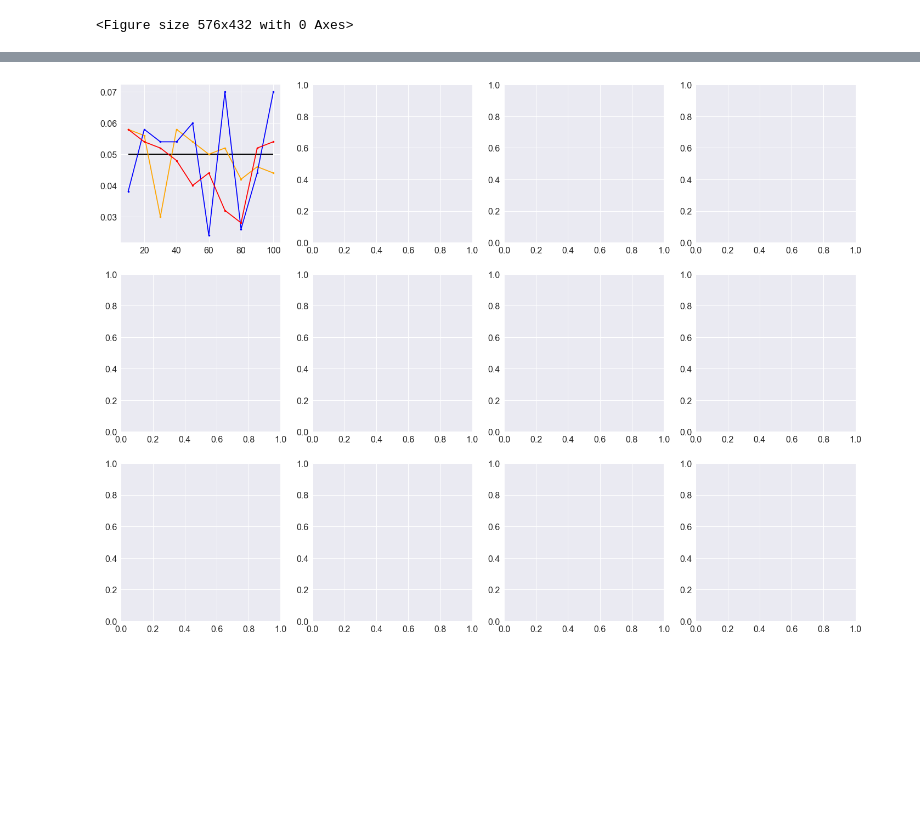
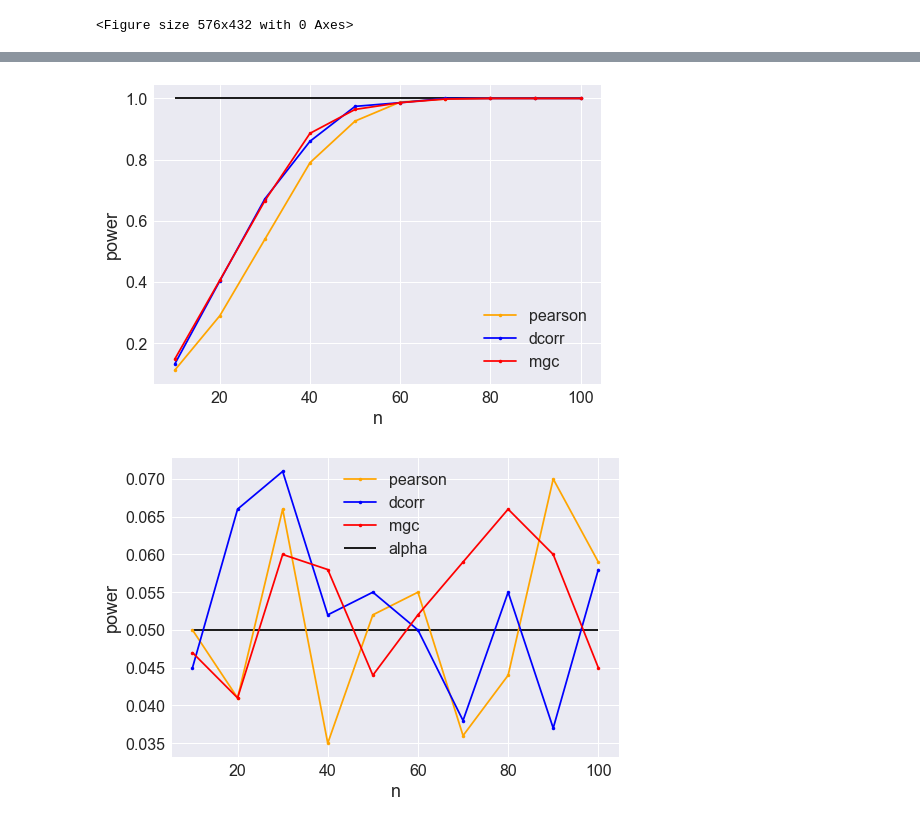
Before and after one commit to junhaobearxiong/graph_independence_test, a Jupyter notebook: notebooks/simulations/2019-03-13_simulation_plot_results.ipynb, the cells around one changed output, grey strips where cells are left out. Cells and saved outputs as stored; diff of their text form; code cells hidden in the pictures; blank space fills up the shorter version.

```diff
--- a/notebooks/simulations/2019-03-13_simulation_plot_results.ipynb
+++ b/notebooks/simulations/2019-03-13_simulation_plot_results.ipynb
@@ -52,0 +86,12 @@ label_size = 18
+# %%
+with open ('../../results/rho_er_power_null.pkl', 'rb') as f:
+    power_results = pickle.load(f)
+
+for name, test_power in power_results.items():
+        plt.plot(n_arr, test_power[0, :], color=colors[name], linestyle='-', marker='.', label='{}'.format(name))
+
+plt.hlines(y=0.05, xmin=np.amin(n_arr), xmax=np.amax(n_arr), label='alpha')
+plt.legend(prop={'size': legend_size})
+plt.xlabel('n', fontsize=label_size)
+plt.ylabel('power', fontsize=label_size)
+plt.savefig('../../figures/er_power_null.png', bbox_inches='tight')
@@ -53,11 +100,30 @@ label_size = 18
+# %%
+with open ('../../results/rho_er_power.pkl', 'rb') as f:
+    power_results = pickle.load(f)
+
+rho = 0.1
+for name, test_power in power_results.items():
+        plt.plot(n_arr, test_power[1, :], color=colors[name], linestyle='-', marker='.', label='{}'.format(name))
+
+plt.hlines(y=1, xmin=np.amin(n_arr), xmax=np.amax(n_arr))
+plt.legend(loc=4, prop={'size': legend_size})
+plt.xlabel('n', fontsize=label_size)
+plt.ylabel('power', fontsize=label_size)
+plt.savefig('../../figures/er_power_alt.png'.format(rho), bbox_inches='tight')
+# %% [output]
+[figure, added]
 # %%
-with open ('../results/rho_er_power.pkl', 'rb') as f:
+with open ('../../results/rho_er_marg_power.pkl', 'rb') as f:
     power_results = pickle.load(f)
 # %%
-fig, axs = plt.subplots(3, 4, figsize=(24, 18), squeeze=True)
-axs = axs.reshape(-1)
+rho = 0
 for name, test_power in power_results.items():
-    axs[0].plot(n_arr, test_power[0, :], color=colors[name], linestyle='-', marker='.', label='{}'.format(name))
-    axs[0].hlines(y=0.05, xmin=np.amin(n_arr), xmax=np.amax(n_arr), label='alpha')
+        plt.plot(n_arr, test_power[0, :], color=colors[name], linestyle='-', marker='.', label='{}'.format(name))
+
+plt.hlines(y=0.05, xmin=np.amin(n_arr), xmax=np.amax(n_arr), label='alpha')
+plt.legend(prop={'size': legend_size})
+plt.xlabel('n', fontsize=label_size)
+plt.ylabel('power', fontsize=label_size)
+plt.savefig('../../figures/er_marg_power_null.png', bbox_inches='tight')
 # %% [output]
-[figure, old version]
+[figure, new version]
```
Also changed, not shown: parts of 18 cells of this notebook, 5 other files.
